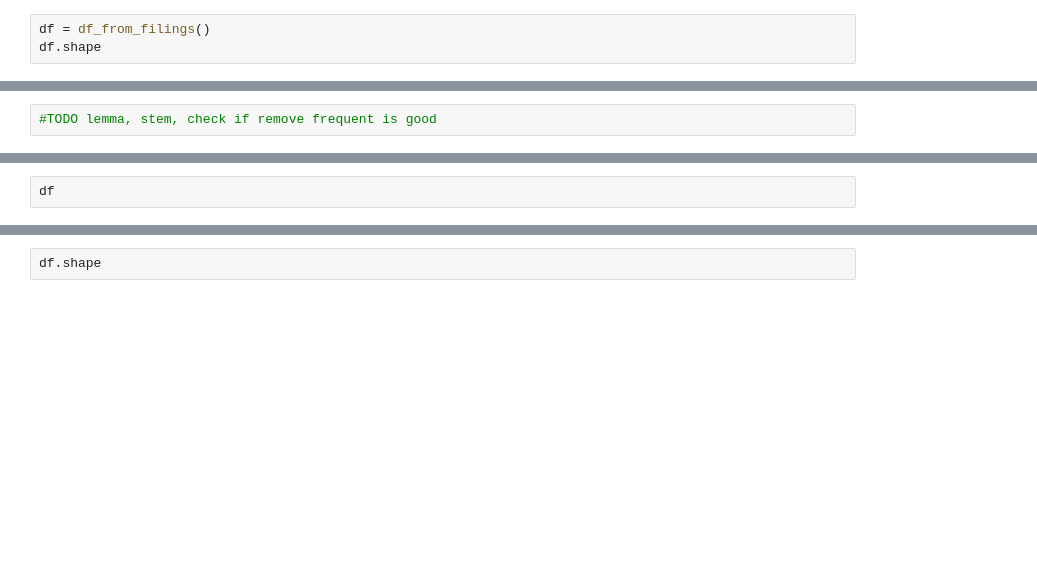
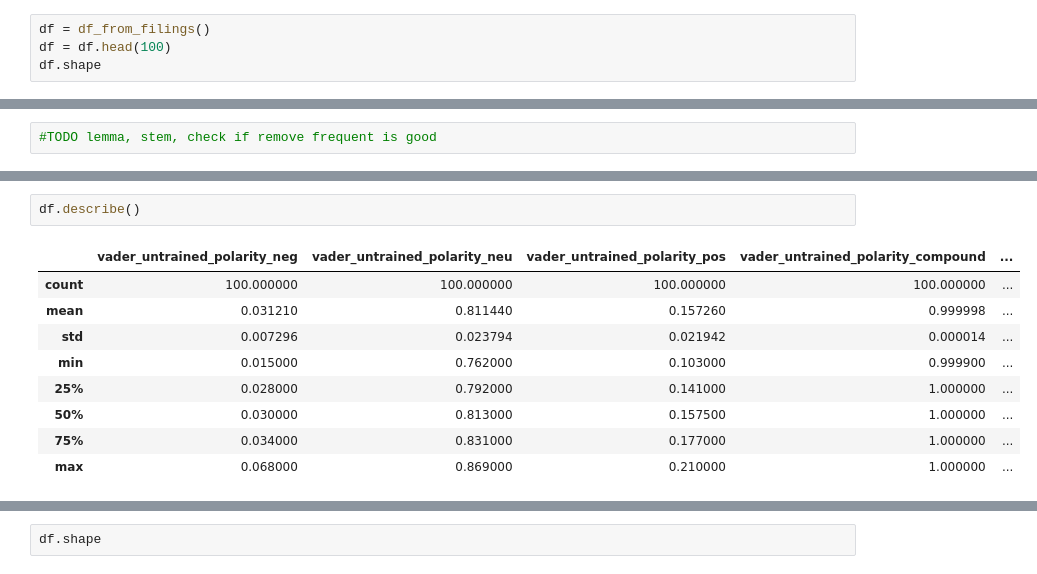
Before and after one commit to etiennebruno/fin-407-mutual-funds, a Jupyter notebook: mutual_funds_deviations/5_statistics.ipynb, the cells around one changed output, grey strips where cells are left out. Saved outputs shown, nothing was run; the diff lists cells and outputs as text; blank space fills up the shorter version.

```diff
--- a/mutual_funds_deviations/5_statistics.ipynb
+++ b/mutual_funds_deviations/5_statistics.ipynb
@@ -15,4 +15,5 @@ df = pd.DataFrame(data, columns=['cik', 'report_type', 'report_identity', 'file'
 # %%
 df = df_from_filings()
+df = df.head(100)
 df.shape
 # %% [output]
@@ -59,5 +72,15 @@ df = pd.concat([df, textblob_preprocessed_sentiment], axis=1);
 # %%
-df
+df.describe()
+# %% [output]
+|  | vader_untrained_polarity_neg | vader_untrained_polarity_neu | vader_untrained_polarity_pos | vader_untrained_polarity_compound | ... |
+| count | 100.000000 | 100.000000 | 100.000000 | 100.000000 | ... |
+| mean | 0.031210 | 0.811440 | 0.157260 | 0.999998 | ... |
+| std | 0.007296 | 0.023794 | 0.021942 | 0.000014 | ... |
+| min | 0.015000 | 0.762000 | 0.103000 | 0.999900 | ... |
+| 25% | 0.028000 | 0.792000 | 0.141000 | 1.000000 | ... |
+| 50% | 0.030000 | 0.813000 | 0.157500 | 1.000000 | ... |
+| 75% | 0.034000 | 0.831000 | 0.177000 | 1.000000 | ... |
+| max | 0.068000 | 0.869000 | 0.210000 | 1.000000 | ... |
 # %%
 import flair
 
```
Also changed, not shown: parts of 9 cells of this notebook, 7 other files.
